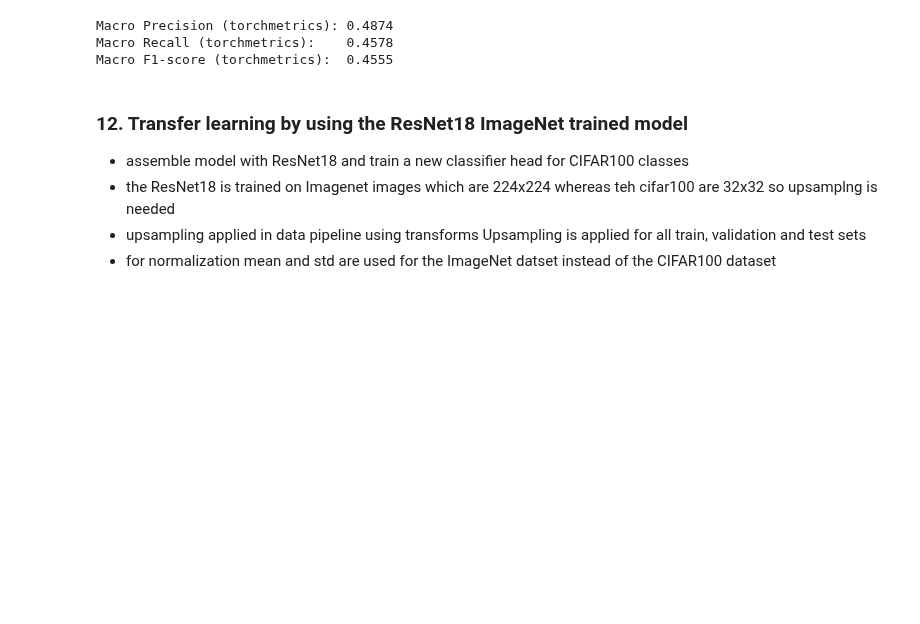
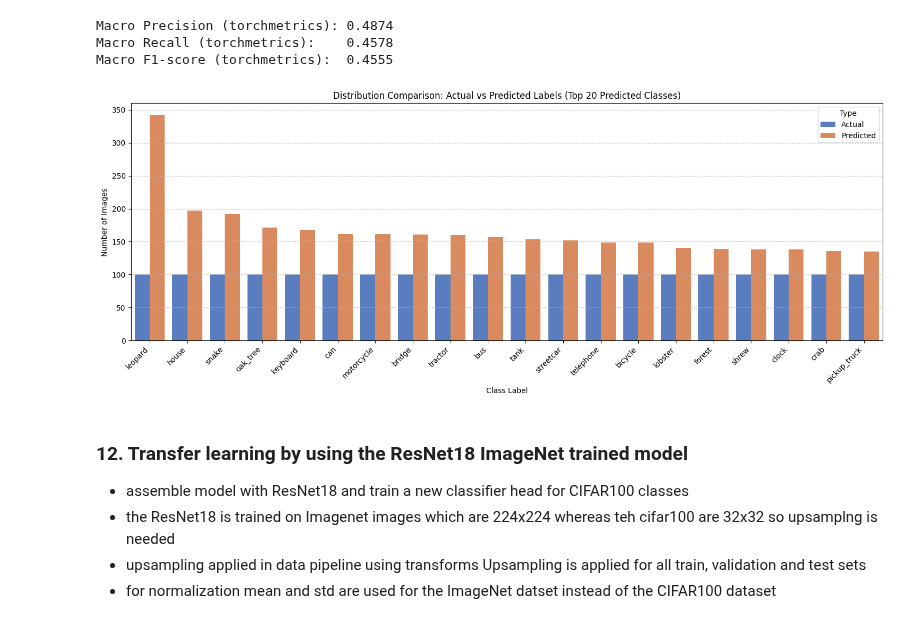
Before and after one commit to singhs007/CNN-projects, a Jupyter notebook: sangeeta_CNN_Project1.ipynb, the cells around one changed output. Cells and saved outputs as stored; diff of their text form; code cells hidden in the pictures; blank space fills up the shorter version.

```diff
--- a/sangeeta_CNN_Project1.ipynb
+++ b/sangeeta_CNN_Project1.ipynb
@@ -1146,6 +1148,46 @@ print(f"Macro F1-score (torchmetrics):  {macro_f1:.4f}")
 Macro Precision (torchmetrics): 0.4874
 Macro Recall (torchmetrics):    0.4578
 Macro F1-score (torchmetrics):  0.4555
+# %%
+import numpy as np
+import pandas as pd
+import matplotlib.pyplot as plt
+import seaborn as sns
+
+# Prepare true and predicted arrays
+y_true_arr = np.array(test_dataset.targets)
+y_pred_arr = aug_preds.cpu().numpy()
+
+# Count frequencies
+true_counts = pd.Series(y_true_arr).value_counts().sort_index()
+pred_counts = pd.Series(y_pred_arr).value_counts().sort_index()
+
+# Create a DataFrame for plotting
+dist_df = pd.DataFrame({
+    'Class': [fine_labels[i] for i in range(100)],
+    'Actual': [true_counts.get(i, 0) for i in range(100)],
+    'Predicted': [pred_counts.get(i, 0) for i in range(100)]
+})
+
+# Focus on top 20 classes by prediction frequency to make the plot readable
+top_classes = dist_df.sort_values(by='Predicted', ascending=False).head(20)
+
+# Melt the DataFrame for Seaborn
+melted_df = top_classes.melt(id_vars='Class', value_vars=['Actual', 'Predicted'],
+                              var_name='Type', value_name='Count')
+
+# Plot
+plt.figure(figsize=(15, 6))
+sns.barplot(x='Class', y='Count', hue='Type', data=melted_df, palette='muted')
+plt.xticks(rotation=45, ha='right')
+plt.title('Distribution Comparison: Actual vs Predicted Labels (Top 20 Predicted Classes)')
+plt.xlabel('Class Label')
+plt.ylabel('Number of Images')
+plt.grid(axis='y', linestyle='--', alpha=0.7)
+plt.tight_layout()
+plt.show()
+# %% [output]
+[figure, added]
 # %% [markdown]
 ### 12. Transfer learning by using the ResNet18 ImageNet trained model
 * assemble model with ResNet18 and train a new classifier head for CIFAR100 classes
```
Also changed, not shown: parts of 8 cells of this notebook.
